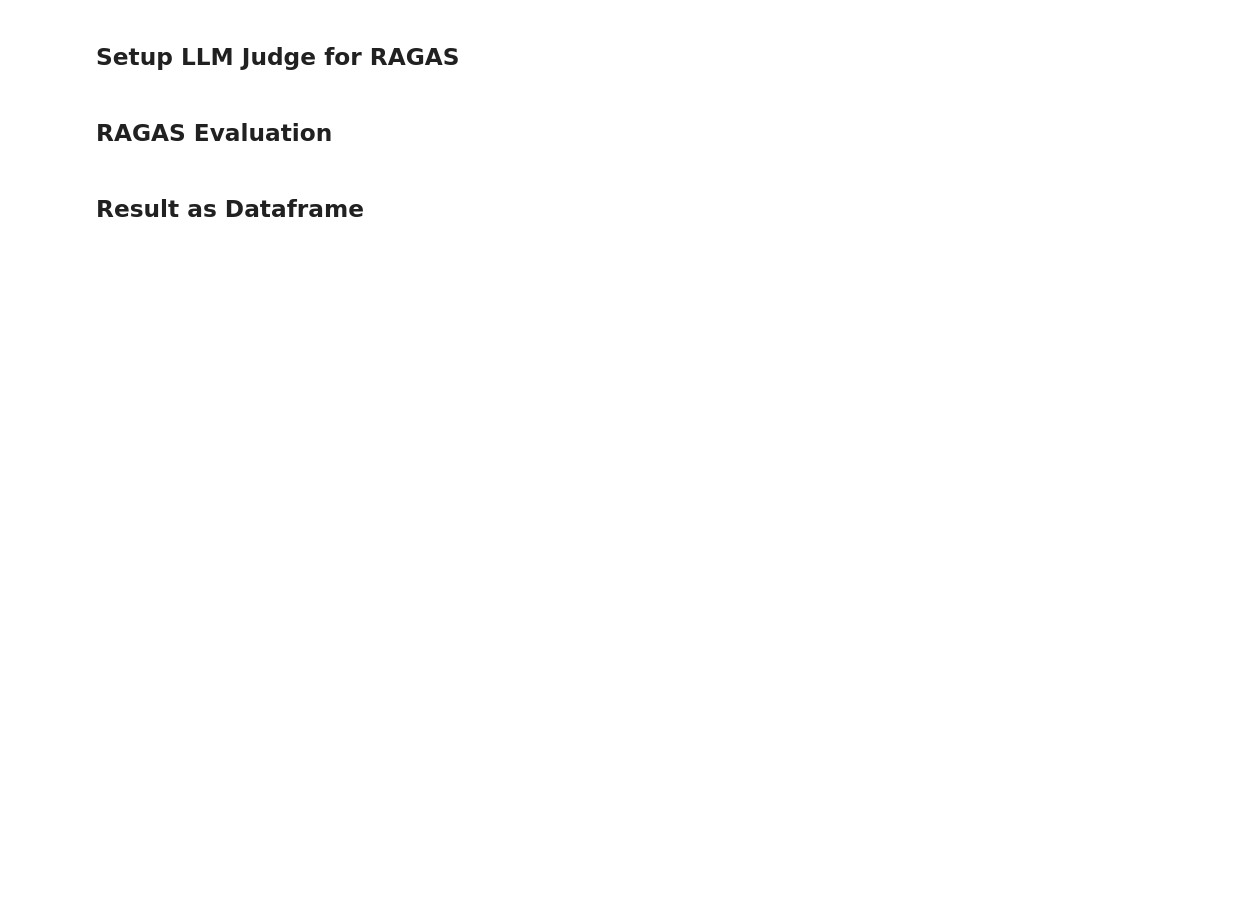
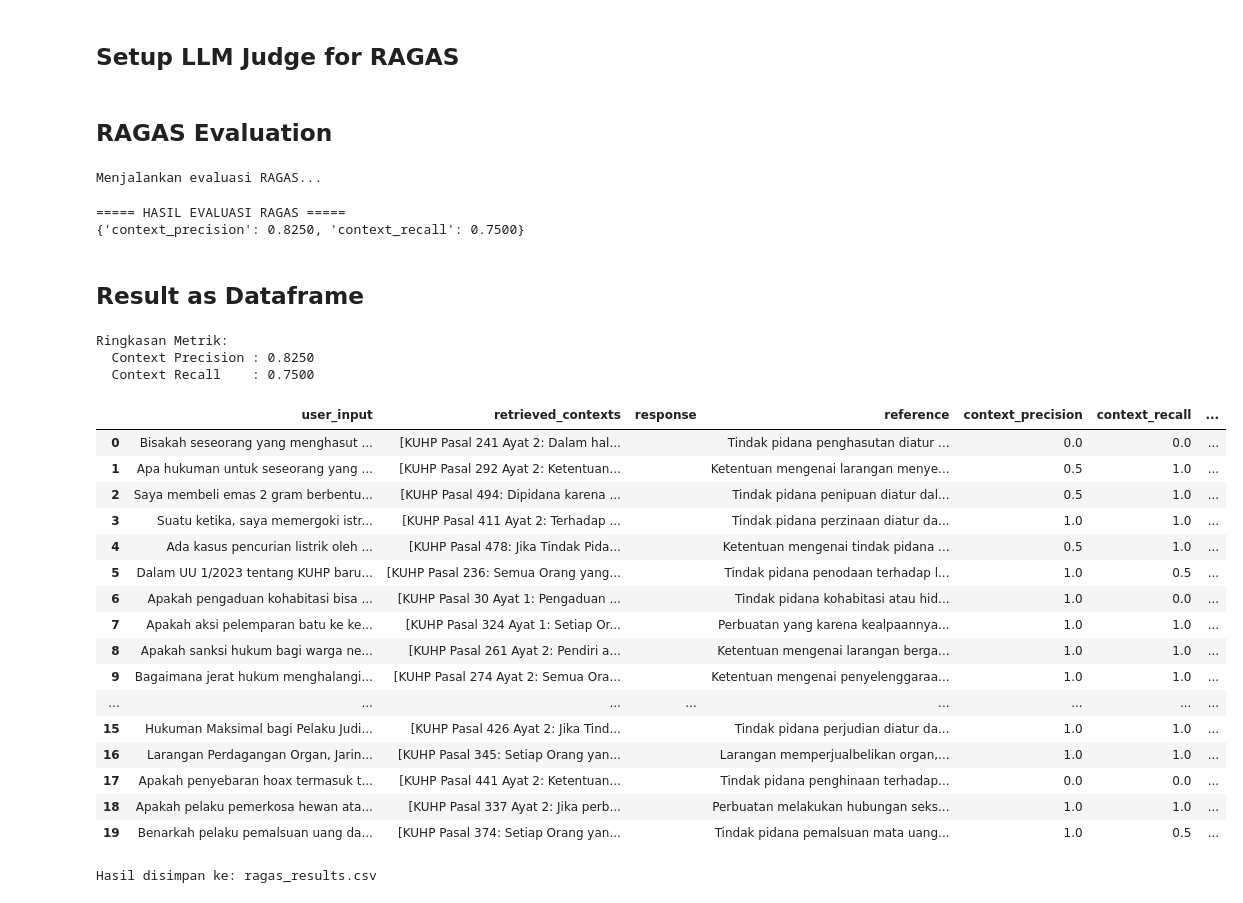
Before and after one commit to Kanaieu/chatKUHP, a Jupyter notebook: evaluation/ragas.ipynb, the cells around one changed output. Drawn from its saved outputs; the diff is of its cells as text; code cells hidden in the pictures; blank space fills up the shorter version.

```diff
--- a/evaluation/ragas.ipynb
+++ b/evaluation/ragas.ipynb
@@ -135,7 +156,7 @@ def build_ragas_dataset(df: pd.DataFrame, url_server: str) -> Dict[str, List]:
     Format output yang dibutuhkan RAGAS:
     {
         "question"    : List[str]
-        "answer"      : List[str]
+        "answer"      : List[str]   -- kosong karena hanya eval retrieval
         "contexts"    : List[List[str]]
         "ground_truth": List[str]
     }
@@ -162,7 +183,7 @@ def build_ragas_dataset(df: pd.DataFrame, url_server: str) -> Dict[str, List]:
             ctx = []
 
         questions.append(q)
-        answers.append("")
+        answers.append("")     # dikosongkan — hanya evaluasi retrieval
         contexts.append(ctx)
         ground_truths.append(gt)
 
@@ -187,9 +234,10 @@ print(f"\nDataset berhasil dibuat: {hf_ragas}")
 # %% [markdown]
 ## Setup LLM Judge for RAGAS
 # %%
+# LLM judge menggunakan Cohere
 llm_judge = LangchainLLMWrapper(
     ChatCohere(
-        model="command-r-08-2024",
+        model="command-a-03-2025",
         cohere_api_key=COHERE_API_KEY,
         temperature=0.0,
     )
@@ -215,17 +263,45 @@ result = evaluate(
 
 print("\n===== HASIL EVALUASI RAGAS =====")
 print(result)
+# %% [output]
+Menjalankan evaluasi RAGAS...
+===== HASIL EVALUASI RAGAS =====
+{'context_precision': 0.8250, 'context_recall': 0.7500}
 # %% [markdown]
 ## Result as Dataframe
 # %%
 result_df = result.to_pandas()
+result_df["rewritten_query"] = hf_ragas["rewritten_query"]
 print("\nRingkasan Metrik:")
 print(f"  Context Precision : {result_df['context_precision'].mean():.4f}")
 print(f"  Context Recall    : {result_df['context_recall'].mean():.4f}")
 
 result_df
+# %% [output]
+Ringkasan Metrik:
+  Context Precision : 0.8250
+  Context Recall    : 0.7500
+|  | user_input | retrieved_contexts | response | reference | context_precision | context_recall | ... |
+| 0 | Bisakah seseorang yang menghasut ... | [KUHP Pasal 241 Ayat 2: Dalam hal... |  | Tindak pidana penghasutan diatur ... | 0.0 | 0.0 | ... |
+| 1 | Apa hukuman untuk seseorang yang ... | [KUHP Pasal 292 Ayat 2: Ketentuan... |  | Ketentuan mengenai larangan menye... | 0.5 | 1.0 | ... |
+| 2 | Saya membeli emas 2 gram berbentu... | [KUHP Pasal 494: Dipidana karena ... |  | Tindak pidana penipuan diatur dal... | 0.5 | 1.0 | ... |
+| 3 | Suatu ketika, saya memergoki istr... | [KUHP Pasal 411 Ayat 2: Terhadap ... |  | Tindak pidana perzinaan diatur da... | 1.0 | 1.0 | ... |
+| 4 | Ada kasus pencurian listrik oleh ... | [KUHP Pasal 478: Jika Tindak Pida... |  | Ketentuan mengenai tindak pidana ... | 0.5 | 1.0 | ... |
+| 5 | Dalam UU 1/2023 tentang KUHP baru... | [KUHP Pasal 236: Semua Orang yang... |  | Tindak pidana penodaan terhadap l... | 1.0 | 0.5 | ... |
+| 6 | Apakah pengaduan kohabitasi bisa ... | [KUHP Pasal 30 Ayat 1: Pengaduan ... |  | Tindak pidana kohabitasi atau hid... | 1.0 | 0.0 | ... |
+| 7 | Apakah aksi pelemparan batu ke ke... | [KUHP Pasal 324 Ayat 1: Setiap Or... |  | Perbuatan yang karena kealpaannya... | 1.0 | 1.0 | ... |
+| 8 | Apakah sanksi hukum bagi warga ne... | [KUHP Pasal 261 Ayat 2: Pendiri a... |  | Ketentuan mengenai larangan berga... | 1.0 | 1.0 | ... |
+| 9 | Bagaimana jerat hukum menghalangi... | [KUHP Pasal 274 Ayat 2: Semua Ora... |  | Ketentuan mengenai penyelenggaraa... | 1.0 | 1.0 | ... |
+| ... | ... | ... | ... | ... | ... | ... | ... |
+| 15 | Hukuman Maksimal bagi Pelaku Judi... | [KUHP Pasal 426 Ayat 2: Jika Tind... |  | Tindak pidana perjudian diatur da... | 1.0 | 1.0 | ... |
+| 16 | Larangan Perdagangan Organ, Jarin... | [KUHP Pasal 345: Setiap Orang yan... |  | Larangan memperjualbelikan organ,... | 1.0 | 1.0 | ... |
+| 17 | Apakah penyebaran hoax termasuk t... | [KUHP Pasal 441 Ayat 2: Ketentuan... |  | Tindak pidana penghinaan terhadap... | 0.0 | 0.0 | ... |
+| 18 | Apakah pelaku pemerkosa hewan ata... | [KUHP Pasal 337 Ayat 2: Jika perb... |  | Perbuatan melakukan hubungan seks... | 1.0 | 1.0 | ... |
+| 19 | Benarkah pelaku pemalsuan uang da... | [KUHP Pasal 374: Setiap Orang yan... |  | Tindak pidana pemalsuan mata uang... | 1.0 | 0.5 | ... |
 # %%
 # Simpan hasil ke CSV (opsional)
 output_path = "ragas_results.csv"
 result_df.to_csv(output_path, index=False)
 print(f"Hasil disimpan ke: {output_path}")
+# %% [output]
+Hasil disimpan ke: ragas_results.csv
```
Also changed, not shown: parts of 4 cells of this notebook, 1 other file.
